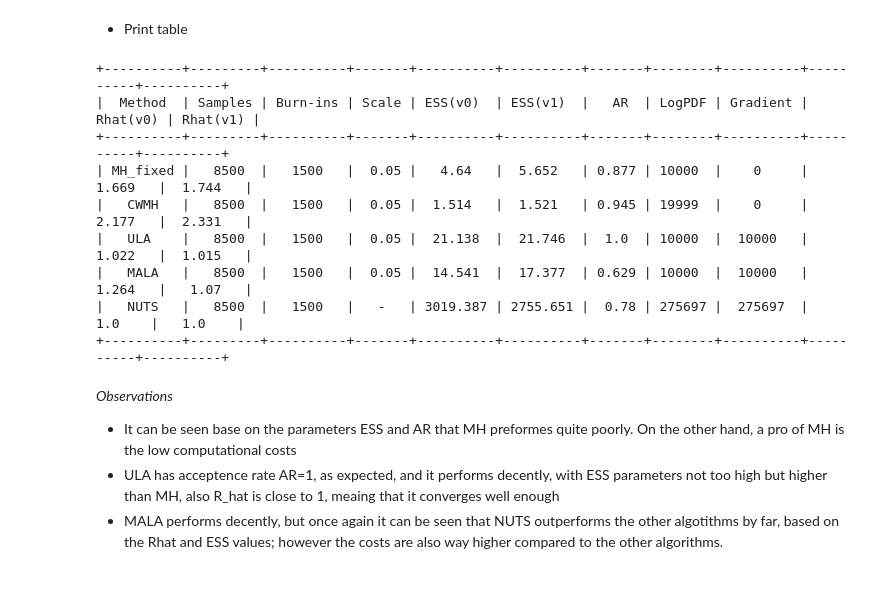
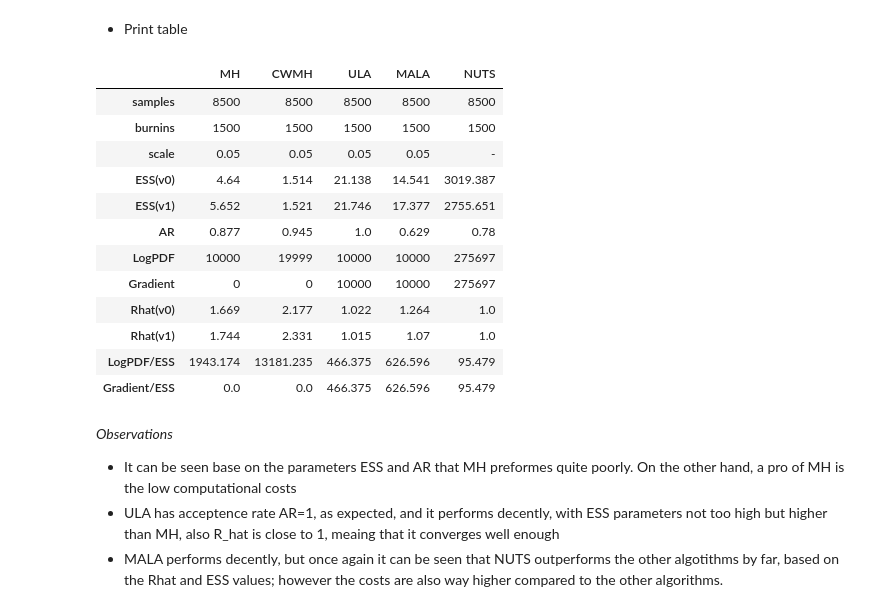
Before and after one commit to CUQI-DTU/CUQIpy-Benchmarks, a Jupyter notebook: demos/D01-table-donut.ipynb, the cells around one changed output. Cells and saved outputs as stored; diff of their text form; code cells hidden in the pictures; blank space fills up the shorter version.

```diff
--- a/demos/D01-table-donut.ipynb
+++ b/demos/D01-table-donut.ipynb
@@ -178,18 +180,22 @@ Sample 10000 / 10000
 Sample 10000 / 10000
 # %% [markdown]
 - Print table
-# %%
-TA.print_table(df)
-# %% [output]
-+----------+---------+----------+-------+----------+----------+-------+--------+----------+----------+----------+
-|  Method  | Samples | Burn-ins | Scale | ESS(v0)  | ESS(v1)  |   AR  | LogPDF | Gradient | Rhat(v0) | Rhat(v1) |
-+----------+---------+----------+-------+----------+----------+-------+--------+----------+----------+----------+
-| MH_fixed |   8500  |   1500   |  0.05 |   4.64   |  5.652   | 0.877 | 10000  |    0     |  1.669   |  1.744   |
-|   CWMH   |   8500  |   1500   |  0.05 |  1.514   |  1.521   | 0.945 | 19999  |    0     |  2.177   |  2.331   |
-|   ULA    |   8500  |   1500   |  0.05 |  21.138  |  21.746  |  1.0  | 10000  |  10000   |  1.022   |  1.015   |
-|   MALA   |   8500  |   1500   |  0.05 |  14.541  |  17.377  | 0.629 | 10000  |  10000   |  1.264   |   1.07   |
-|   NUTS   |   8500  |   1500   |   -   | 3019.387 | 2755.651 |  0.78 | 275697 |  275697  |   1.0    |   1.0    |
-+----------+---------+----------+-------+----------+----------+-------+--------+----------+----------+----------+
+# %%
+df
+# %% [output]
+|  | MH | CWMH | ULA | MALA | NUTS |
+| samples | 8500 | 8500 | 8500 | 8500 | 8500 |
+| burnins | 1500 | 1500 | 1500 | 1500 | 1500 |
+| scale | 0.05 | 0.05 | 0.05 | 0.05 | - |
+| ESS(v0) | 4.64 | 1.514 | 21.138 | 14.541 | 3019.387 |
+| ESS(v1) | 5.652 | 1.521 | 21.746 | 17.377 | 2755.651 |
+| AR | 0.877 | 0.945 | 1.0 | 0.629 | 0.78 |
+| LogPDF | 10000 | 19999 | 10000 | 10000 | 275697 |
+| Gradient | 0 | 0 | 10000 | 10000 | 275697 |
+| Rhat(v0) | 1.669 | 2.177 | 1.022 | 1.264 | 1.0 |
+| Rhat(v1) | 1.744 | 2.331 | 1.015 | 1.07 | 1.0 |
+| LogPDF/ESS | 1943.174 | 13181.235 | 466.375 | 626.596 | 95.479 |
+| Gradient/ESS | 0.0 | 0.0 | 466.375 | 626.596 | 95.479 |
 # %% [markdown]
 _Observations_
 - It can be seen base on the parameters ESS and AR that MH preformes quite poorly. On the other hand, a pro of MH is the low computational costs
```
Also changed, not shown: parts of 15 cells of this notebook, 8 other files.
